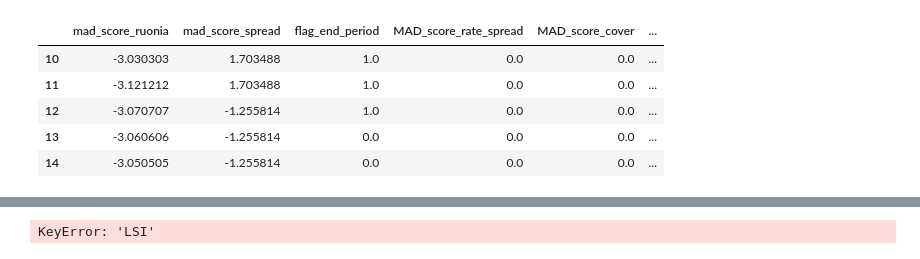
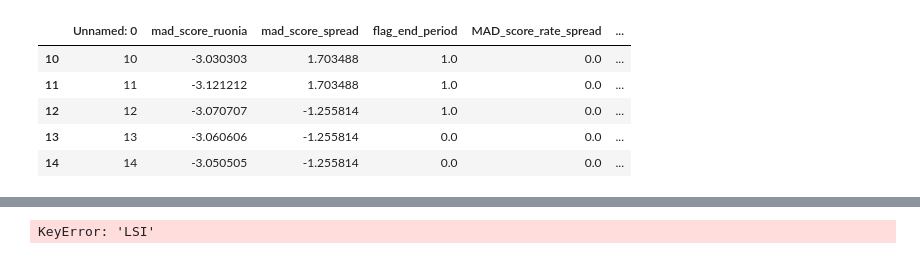
Before and after one commit to hxllmvdx/RU-Liquidity-Sentinel, a Jupyter notebook: ml-services/llm/mll_model.ipynb, the cells around one changed output, grey strips where cells are left out. Cells and saved outputs as stored; diff of their text form; code cells hidden in the pictures.

```diff
--- a/ml-services/llm/mll_model.ipynb
+++ b/ml-services/llm/mll_model.ipynb
@@ -6,58 +6,59 @@ from sklearn.decomposition import PCA
 from sklearn.preprocessing import StandardScaler, RobustScaler
 from sklearn.svm import OneClassSVM
 # %%
-df_m1 = pd.read_csv("m1_all.csv")
-df_m1 = df_m1[df_m1["date"] >= '2021-01-01']
-df_m2 = pd.read_csv("m2_repo_module_daily_signals.csv")
-df_m2 = df_m2[df_m2["date"] >= '2021-01-01']
-df_m3 = pd.read_csv("m3_ofz_auction_signals_daily.csv")
-df_m3 = df_m3[df_m3["date"] >= '2021-01-01']
-df_m4 = pd.read_csv("m4_all_new.csv")
-df_m4 = df_m4[df_m4["date"] >= '2021-01-01']
-df_m5 = pd.read_csv("m5_treasury_daily_signals.csv")
-df_m5 = df_m5[df_m5["date"] >= '2021-01-01']
+# df_m1 = pd.read_csv("m1_all.csv")
+# df_m1 = df_m1[df_m1["date"] >= '2021-01-01']
+# df_m2 = pd.read_csv("m2_repo_module_daily_signals.csv")
+# df_m2 = df_m2[df_m2["date"] >= '2021-01-01']
+# df_m3 = pd.read_csv("m3_ofz_auction_signals_daily.csv")
+# df_m3 = df_m3[df_m3["date"] >= '2021-01-01']
+# df_m4 = pd.read_csv("m4_all_new.csv")
+# df_m4 = df_m4[df_m4["date"] >= '2021-01-01']
+# df_m5 = pd.read_csv("m5_treasury_daily_signals.csv")
+# df_m5 = df_m5[df_m5["date"] >= '2021-01-01']
 
 df = pd.DataFrame({"date": pd.date_range('2021-01-01', '2026-05-08')})
-df_m4["date"] = pd.to_datetime(df_m4["date"])
-df_m2["date"] = pd.to_datetime(df_m2["date"])
-df_m1["date"] = pd.to_datetime(df_m1["date"])
-df_m5["date"] = pd.to_datetime(df_m5["date"])
-df_m3["date"] = pd.to_datetime(df_m3["date"])
+# df_m4["date"] = pd.to_datetime(df_m4["date"])
+# df_m2["date"] = pd.to_datetime(df_m2["date"])
+# df_m1["date"] = pd.to_datetime(df_m1["date"])
+# df_m5["date"] = pd.to_datetime(df_m5["date"])
+# df_m3["date"] = pd.to_datetime(df_m3["date"])
 
-coloms = ['mad_score_ruonia', 'mad_score_spread',"flag_end_period",
-           'MAD_score_rate_spread', "MAD_score_cover", "Flag_Demand",
-          'MAD_score_repo_volume', "Tax_Week_Flag","End_of_Month_Flag","End_of_Quarter_Flag","Seasonal_Factor",
-          "MAD_score_yield_spread","Flag_Nedospros","Flag_Perespros"
-          "MAD_score_CBR","MAD_score_Roskazna","Flag_Budget_Drain","Flag_Treasury_Placement_Drop"]
+# coloms = ['mad_score_ruonia', 'mad_score_spread',"flag_end_period",
+#            'MAD_score_rate_spread', "MAD_score_cover", "Flag_Demand",
+#           'MAD_score_repo_volume', "Tax_Week_Flag","End_of_Month_Flag","End_of_Quarter_Flag","Seasonal_Factor",
+#           "MAD_score_yield_spread","Flag_Nedospros","Flag_Perespros"
+#           "MAD_score_CBR","MAD_score_Roskazna","Flag_Budget_Drain","Flag_Treasury_Placement_Drop"]
 
-for col in coloms:
-    if col in ['mad_score_ruonia', 'mad_score_spread',"flag_end_period"]:
-        mapping = df_m1.set_index('date')[col]
-    elif col in ['MAD_score_rate_spread', "MAD_score_cover", "Flag_Demand",'MAD_score_repo_volume']:
-        mapping = df_m2.set_index('date')[col]
-    elif col in ["Tax_Week_Flag","End_of_Month_Flag","End_of_Quarter_Flag","Seasonal_Factor"]:
-        mapping = df_m4.set_index('date')[col]
-    elif col in ["MAD_score_yield_spread","Flag_Nedospros","Flag_Perespros"]:
-        mapping = df_m3.set_index('date')[col]
-    elif col in ["MAD_score_CBR","MAD_score_Roskazna","Flag_Budget_Drain","Flag_Treasury_Placement_Drop"]:
-        mapping = df_m5.set_index('date')[col]
-    df[col] = df['date'].map(mapping)
-mapping = df_m3.set_index('date')["MAD_score_cover"]
-df["MAD_score_cover_m3"] = df["date"].map(mapping)
+# for col in coloms:
+#     if col in ['mad_score_ruonia', 'mad_score_spread',"flag_end_period"]:
+#         mapping = df_m1.set_index('date')[col]
+#     elif col in ['MAD_score_rate_spread', "MAD_score_cover", "Flag_Demand",'MAD_score_repo_volume']:
+#         mapping = df_m2.set_index('date')[col]
+#     elif col in ["Tax_Week_Flag","End_of_Month_Flag","End_of_Quarter_Flag","Seasonal_Factor"]:
+#         mapping = df_m4.set_index('date')[col]
+#     elif col in ["MAD_score_yield_spread","Flag_Nedospros","Flag_Perespros"]:
+#         mapping = df_m3.set_index('date')[col]
+#     elif col in ["MAD_score_CBR","MAD_score_Roskazna","Flag_Budget_Drain","Flag_Treasury_Placement_Drop"]:
+#         mapping = df_m5.set_index('date')[col]
+#     df[col] = df['date'].map(mapping)
+# mapping = df_m3.set_index('date')["MAD_score_cover"]
+# df["MAD_score_cover_m3"] = df["date"].map(mapping)
 data = pd.DataFrame()
+df = pd.read_csv('all_df_date.csv')
 data["date"] = df["date"]
 df.drop(["date"], axis = 1, inplace=True)
 df = df.dropna()
-df.to_csv(r"C:\Users\Viktoria\Documents\MAI\Matmod\RU-Liquidity-Sentinel\ml-services\llm\all_newdf.csv")
+# df.to_csv(r"C:\Users\Viktoria\Documents\MAI\Matmod\RU-Liquidity-Sentinel\ml-services\llm\all_newdf.csv")
 df.drop(["Seasonal_Factor", "Flag_Demand"], axis =1, inplace=True)
 df.head()
 # %% [output]
-|  | mad_score_ruonia | mad_score_spread | flag_end_period | MAD_score_rate_spread | MAD_score_cover | ... |
-| 10 | -3.030303 | 1.703488 | 1.0 | 0.0 | 0.0 | ... |
-| 11 | -3.121212 | 1.703488 | 1.0 | 0.0 | 0.0 | ... |
-| 12 | -3.070707 | -1.255814 | 1.0 | 0.0 | 0.0 | ... |
-| 13 | -3.060606 | -1.255814 | 0.0 | 0.0 | 0.0 | ... |
-| 14 | -3.050505 | -1.255814 | 0.0 | 0.0 | 0.0 | ... |
+|  | Unnamed: 0 | mad_score_ruonia | mad_score_spread | flag_end_period | MAD_score_rate_spread | ... |
+| 10 | 10 | -3.030303 | 1.703488 | 1.0 | 0.0 | ... |
+| 11 | 11 | -3.121212 | 1.703488 | 1.0 | 0.0 | ... |
+| 12 | 12 | -3.070707 | -1.255814 | 1.0 | 0.0 | ... |
+| 13 | 13 | -3.060606 | -1.255814 | 0.0 | 0.0 | ... |
+| 14 | 14 | -3.050505 | -1.255814 | 0.0 | 0.0 | ... |
 # %%
 import matplotlib.pyplot as plt
 import shap
```
Also changed, not shown: parts of 4 cells of this notebook, 3 other files.
